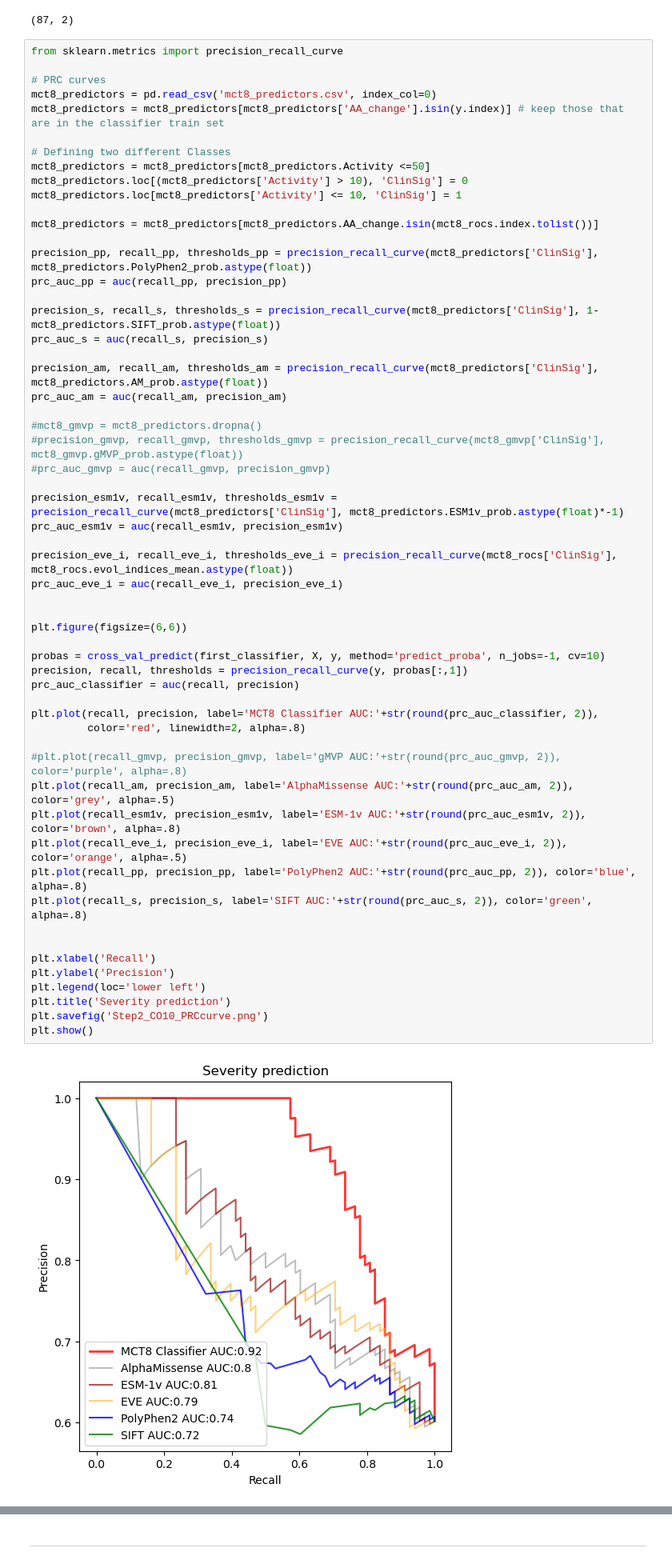
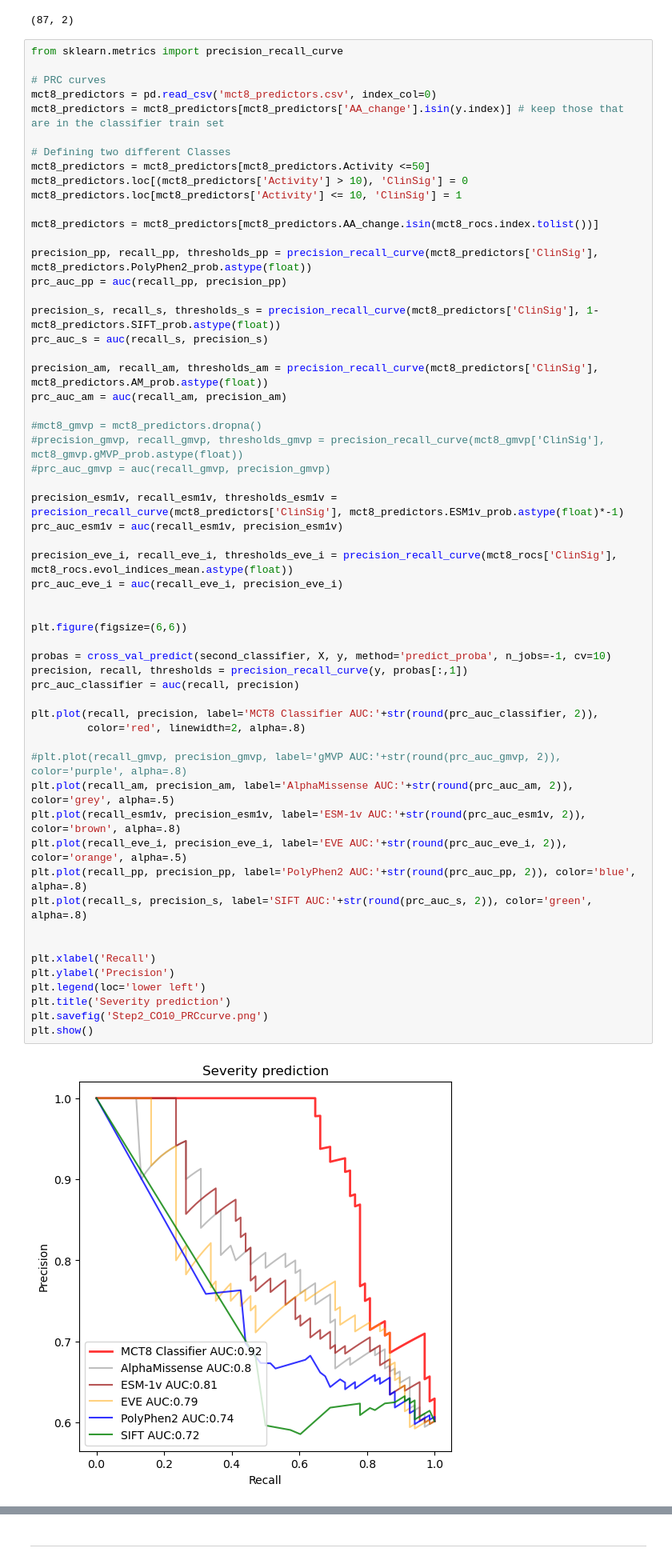
Before and after one commit to martin-mariano/MCT8classifier, a Jupyter notebook: Code_Files/03_MCT8_Variants_ClassifierDevelopment.ipynb, the cells around one changed output, grey strips where cells are left out. Shown at 80% size. Saved outputs shown, nothing was run; the diff lists cells and outputs as text.

```diff
--- a/Code_Files/03_MCT8_Variants_ClassifierDevelopment.ipynb
+++ b/Code_Files/03_MCT8_Variants_ClassifierDevelopment.ipynb
@@ -1590,35 +1655,35 @@ prc_auc_am = auc(recall_am, precision_am)
 precision_esm1v, recall_esm1v, thresholds_esm1v = precision_recall_curve(mct8_predictors['ClinSig'], mct8_predictors.ESM1v_prob.astype(float)*-1)
 prc_auc_esm1v = auc(recall_esm1v, precision_esm1v)
 
 precision_eve_i, recall_eve_i, thresholds_eve_i = precision_recall_curve(mct8_rocs['ClinSig'], mct8_rocs.evol_indices_mean.astype(float))
 prc_auc_eve_i = auc(recall_eve_i, precision_eve_i)
 
 
 plt.figure(figsize=(6,6))
 
-probas = cross_val_predict(first_classifier, X, y, method='predict_proba', n_jobs=-1, cv=10)
+probas = cross_val_predict(second_classifier, X, y, method='predict_proba', n_jobs=-1, cv=10)
 precision, recall, thresholds = precision_recall_curve(y, probas[:,1])
 prc_auc_classifier = auc(recall, precision)
 
 plt.plot(recall, precision, label='MCT8 Classifier AUC:'+str(round(prc_auc_classifier, 2)),
          color='red', linewidth=2, alpha=.8)
 
 #plt.plot(recall_gmvp, precision_gmvp, label='gMVP AUC:'+str(round(prc_auc_gmvp, 2)), color='purple', alpha=.8)
 plt.plot(recall_am, precision_am, label='AlphaMissense AUC:'+str(round(prc_auc_am, 2)), color='grey', alpha=.5)
 plt.plot(recall_esm1v, precision_esm1v, label='ESM-1v AUC:'+str(round(prc_auc_esm1v, 2)), color='brown', alpha=.8)
 plt.plot(recall_eve_i, precision_eve_i, label='EVE AUC:'+str(round(prc_auc_eve_i, 2)), color='orange', alpha=.5)
 plt.plot(recall_pp, precision_pp, label='PolyPhen2 AUC:'+str(round(prc_auc_pp, 2)), color='blue', alpha=.8)
 plt.plot(recall_s, precision_s, label='SIFT AUC:'+str(round(prc_auc_s, 2)), color='green', alpha=.8)
 
 
 plt.xlabel('Recall')
 plt.ylabel('Precision')
 plt.legend(loc='lower left')
 plt.title('Severity prediction')
 plt.savefig('Step2_CO10_PRCcurve.png')
 plt.show()
 # %% [output]
-[figure, old version]
+[figure, new version]
 # %%
 print('Performance of classifiers for discriminating between Benign and Pathogenic (cut-off=50%):')
 classifier_10_accuracy = round(accuracy_score(mct8_rocs['ClinSig'].astype(int), np.where(probas[:, 1]>0.5, 1, 0)), 2)
```
Also changed, not shown: parts of 17 cells of this notebook.
